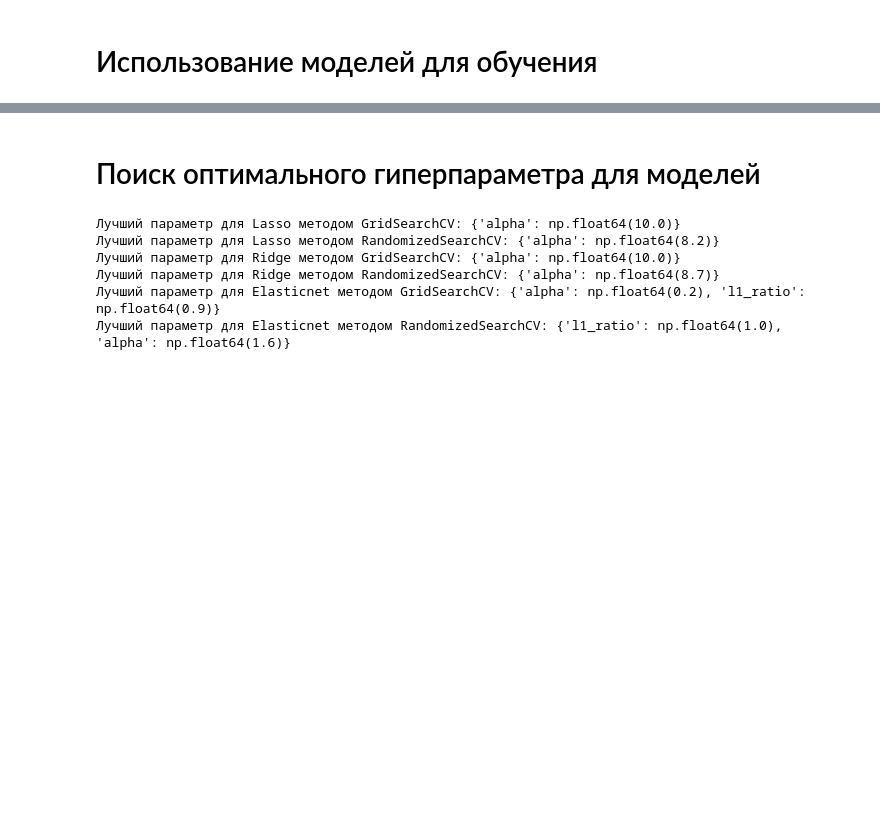
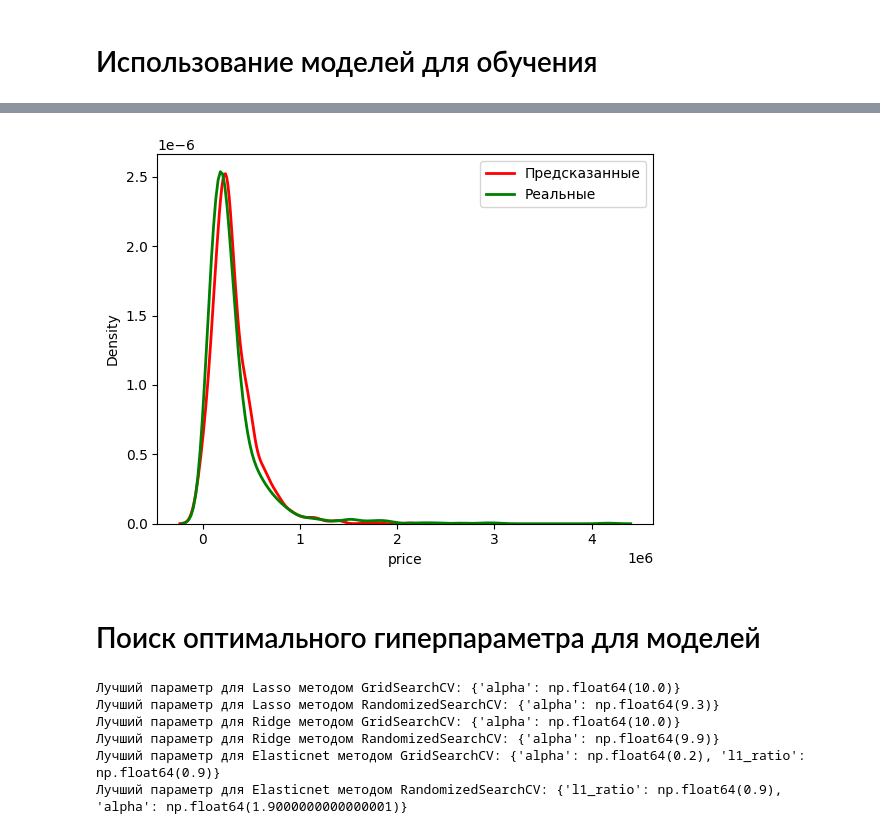
Before and after one commit to SergeyMotynga/OMSTU, a Jupyter notebook: ML/laboratory/lab_1/supervised_learning/supervised_learning.ipynb, the cells around one changed output, grey strips where cells are left out. Drawn from its saved outputs; the diff is of its cells as text; code cells hidden in the pictures; blank space fills up the shorter version.

```diff
--- a/ML/laboratory/lab_1/supervised_learning/supervised_learning.ipynb
+++ b/ML/laboratory/lab_1/supervised_learning/supervised_learning.ipynb
@@ -248,0 +228,8 @@ plt.show()
+# %%
+from ridge import ridge
+
+my = ridge(alpha=0.3, n_iter=50000, learning_rate=0.01)
+my.fit(X_train_scaled, y_train)
+y_pred_my = my.predict(X_test_scaled)
+errors(y_pred_my)
+my.coef_()
@@ -249,3 +246,10 @@ plt.show()
+# %%
+sns.kdeplot(y_pred_my, color='red', label='Предсказанные', linewidth=2)
+sns.kdeplot(y_test, color='green', label='Реальные', linewidth=2)
+plt.legend()
+plt.show()
+# %% [output]
+[figure, added]
 # %% [markdown]
 # Поиск оптимального гиперпараметра для моделей
 # %%
@@ -271,11 +275,11 @@ for model in models:
         print(f'Лучший параметр для {model.capitalize()} методом {method}: {best_parameter}')
 # %% [output]
 Лучший параметр для Lasso методом GridSearchCV: {'alpha': np.float64(10.0)}
-Лучший параметр для Lasso методом RandomizedSearchCV: {'alpha': np.float64(8.2)}
+Лучший параметр для Lasso методом RandomizedSearchCV: {'alpha': np.float64(9.3)}
 Лучший параметр для Ridge методом GridSearchCV: {'alpha': np.float64(10.0)}
-Лучший параметр для Ridge методом RandomizedSearchCV: {'alpha': np.float64(8.7)}
+Лучший параметр для Ridge методом RandomizedSearchCV: {'alpha': np.float64(9.9)}
 Лучший параметр для Elasticnet методом GridSearchCV: {'alpha': np.float64(0.2), 'l1_ratio': np.float64(0.9)}
-Лучший параметр для Elasticnet методом RandomizedSearchCV: {'l1_ratio': np.float64(1.0), 'alpha': np.float64(1.6)}
+Лучший параметр для Elasticnet методом RandomizedSearchCV: {'l1_ratio': np.float64(0.9), 'alpha': np.float64(1.9000000000000001)}
 # %%
 # Optuna
 
```
Also changed, not shown: parts of 32 cells of this notebook.
